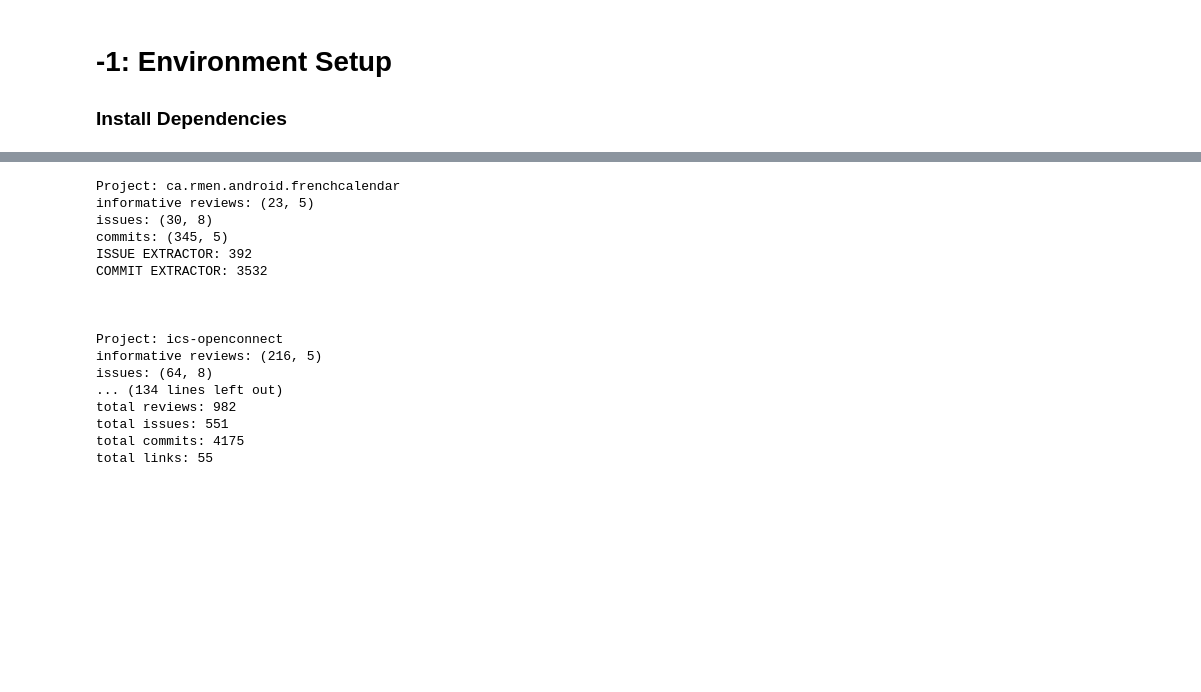
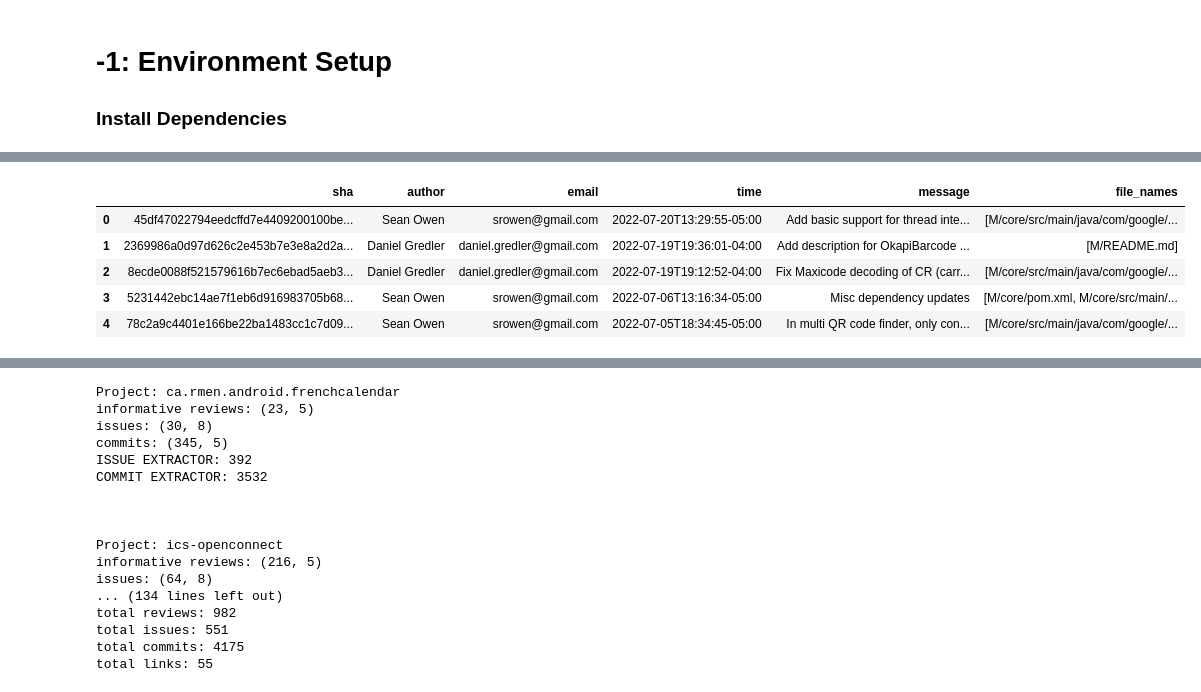
Before and after one commit to maleknaz/P4-CRISTAL-Replication, a Jupyter notebook: P4.ipynb, the cells around one changed output, grey strips where cells are left out. Cells and saved outputs as stored; diff of their text form; code cells hidden in the pictures; blank space fills up the shorter version.

```diff
--- a/P4.ipynb
+++ b/P4.ipynb
@@ -50,0 +124,100 @@ def issue_extract():
+# %%
+class ExtractedCommit(NamedTuple):
+    sha: str
+    author: str
+    email: str
+    time: str
+    message: str
+    file_names: list[str]
+
+    def get_time(self) -> datetime:
+        return dateutil.parser.isoparse(self.time)
+
+
+def git_log(path: Path) -> list[ExtractedCommit]:
+    """
+    Call and parse git log. This function requires that git>=2.37.1 is installed on your system.
+
+    :param path: Path of git repository
+    :return: List of commits
+    """
+    # check_call(shlex.split('git config diff.renames 0'))
+    cmd = f"git -c 'diff.renamelimit=0' -c 'diff.renames=0' -C '{path.absolute()}' log --name-status --diff-filter=AMD --pretty=format:'START_COMMIT_QwQ %H%n%aN%n%aE%n%aI%n%s%n'"
+    log = check_output(shlex.split(cmd)).decode('utf-8', 'ignore')
+
+    def extract_commit(block: str) -> ExtractedCommit:
+        try:
+            lines = block.split('\n')
+            sha, author, email, date, message = lines + [""] if len(lines) == 4 else lines[:5]
+            files = [f.replace('\t', '/') for f in lines[6:]]
+            return ExtractedCommit(sha, author, email, date, message, files)
+        except Exception as e:
+            print(f'========== Commit Extract Error {e} ==========\n{block}\n==========')
+
+    return [extract_commit(c.strip()) for c in log.split('START_COMMIT_QwQ') if c]
+
+
+def find(name: str, path: Path) -> Path:
+    for root, dirs, files in os.walk(path):
+        if name in files:
+            return Path(root, name)
+
+
+def commit_collect(repo: str, verbose: bool = False) -> list[ExtractedCommit]:
+    """
+    Extract commits from GitHub repo, collect sha, time, file names, author, message
+
+    Also extracts strings.xml for GUI terms exclusion.
+    Also counts the number of lines of java code.
+
+    :param repo:
+    :param verbose:
+    :return:
+    """
+    out_path = DIR_REPO_COMMITS(repo)
+    strings_out = DIR_REPO_STRINGS_XML(repo)
+    strings_out.parent.mkdir(parents=True, exist_ok=True)
+    loc_out = DIR_REPO_LOC(repo)
+    loc_out.parent.mkdir(parents=True, exist_ok=True)
+
+    if out_path.is_file():
+        return [ExtractedCommit(*d) for d in json.loads(out_path.read_text('utf-8'))]
+
+    with tempfile.TemporaryDirectory() as tmp:
+        tmp = Path(tmp)
+
+        # tmp = Path(f'/tmp/github/{repo}')
+        # tmp.mkdir(parents=True, exist_ok=True)
+
+        # Clone repository
+        if verbose:
+            print(f'Cloning {repo} into {tmp}')
+        if not (tmp / '.git').is_dir():
+            check_call(shlex.split(f'git clone --quiet "https://github.com/{repo}" "{tmp}"'))
+
+        # Extract strings.xml
+        strings = find('strings.xml', tmp)
+        if strings is not None:
+            shutil.copyfile(strings, strings_out)
+
+        # Count lines of java code
+        java_files = [Path(root, f) for root, dirs, files in os.walk(tmp) for f in files if f.endswith('java')]
+        loc = sum(f.read_bytes().decode('utf-8', 'ignore').count('\n') for f in java_files)
+        loc_out.write_text(str(loc))
+
+        # Get git log to json
+        commits = git_log(tmp)
+        out_path.parent.mkdir(parents=True, exist_ok=True)
+        out_path.write_text(json_stringify(commits), 'utf-8')
+        return commits
+
+
+# Test commit extract
+pd.DataFrame(commit_collect('zxing/zxing'))[:5]
+# %% [output]
+|  | sha | author | email | time | message | file_names |
+| 0 | 45df47022794eedcffd7e4409200100be... | Sean Owen | srowen@gmail.com | 2022-07-20T13:29:55-05:00 | Add basic support for thread inte... | [M/core/src/main/java/com/google/... |
+| 1 | 2369986a0d97d626c2e453b7e3e8a2d2a... | Daniel Gredler | daniel.gredler@gmail.com | 2022-07-19T19:36:01-04:00 | Add description for OkapiBarcode ... | [M/README.md] |
+| 2 | 8ecde0088f521579616b7ec6ebad5aeb3... | Daniel Gredler | daniel.gredler@gmail.com | 2022-07-19T19:12:52-04:00 | Fix Maxicode decoding of CR (carr... | [M/core/src/main/java/com/google/... |
+| 3 | 5231442ebc14ae7f1eb6d916983705b68... | Sean Owen | srowen@gmail.com | 2022-07-06T13:16:34-05:00 | Misc dependency updates | [M/core/pom.xml, M/core/src/main/... |
+| 4 | 78c2a9c4401e166be22ba1483cc1c7d09... | Sean Owen | srowen@gmail.com | 2022-07-05T18:34:45-05:00 | In multi QR code finder, only con... | [M/core/src/main/java/com/google/... |
```
Also changed, not shown: parts of 26 cells of this notebook.
